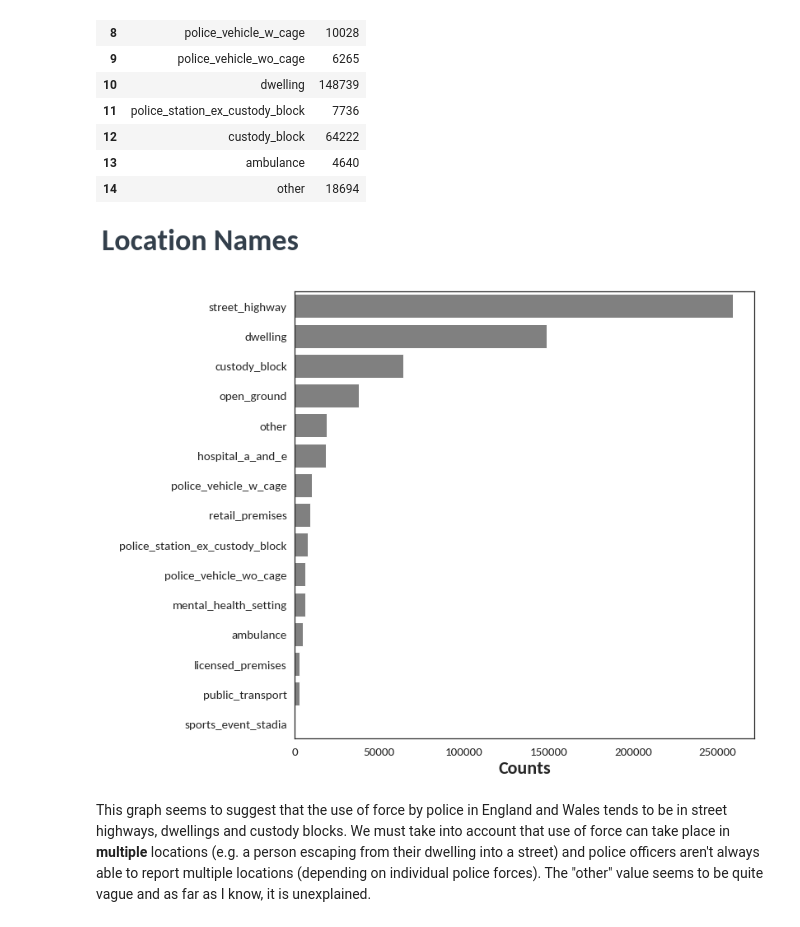
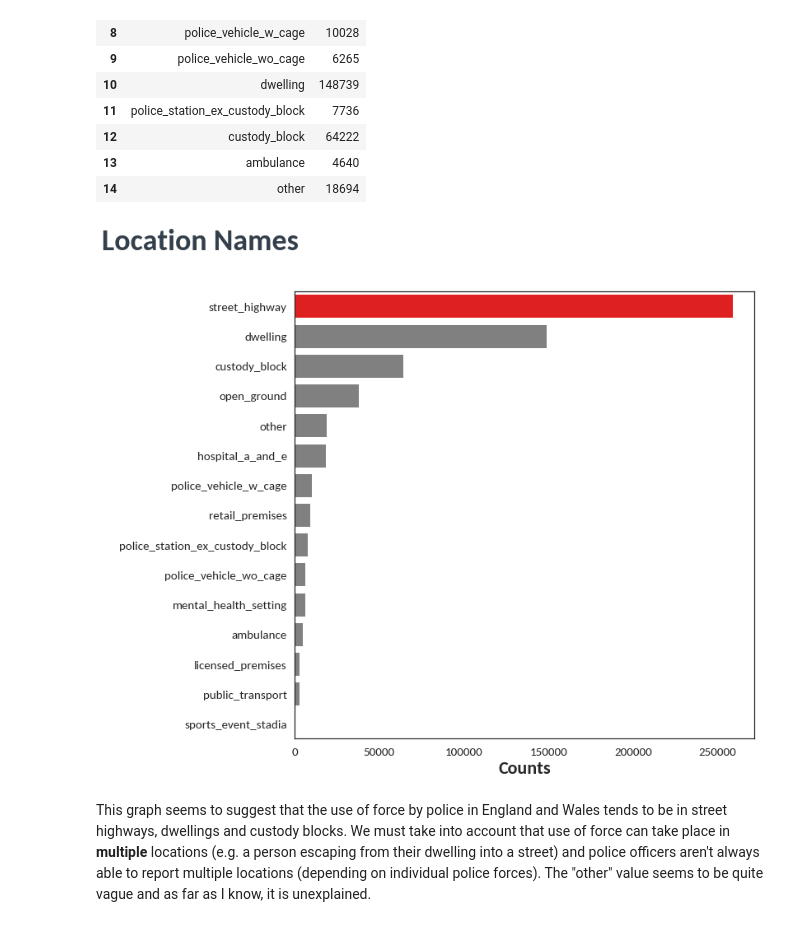
Before and after one commit to HelloWorld183L/EDA_Work, a Jupyter notebook: EDA_Police_Use_Of_Force.ipynb, the cells around one changed output. Drawn from its saved outputs; the diff is of its cells as text; code cells hidden in the pictures.

```diff
--- a/EDA_Police_Use_Of_Force.ipynb
+++ b/EDA_Police_Use_Of_Force.ipynb
@@ -138,3 +162,9 @@ Name: dog_not_stated, dtype: int64
+# %%
+location_cols = [col for col in police_df.columns if 'location' in col]
+
+for col in location_cols:
+    police_df[col] = police_df[police_df[col] == 'yes']
+    police_df[col]
 # %% [markdown]
 # Exploratory data analysis
 # %%
@@ -168,17 +198,19 @@ location_counts_df
 # %%
 fig, _ = plt.subplots(1, figsize=(10,10))
 
-ax = sns.barplot(x='counts', y='location_names', color='grey', data=location_counts_df.sort_values(by='counts', ascending=False))
+sorted_location_counts = location_counts_df.sort_values(by='counts', ascending=False)
+colors = ['red' if location == 'street_highway' else 'grey' for location in sorted_location_counts['location_names']]
+ax = sns.barplot(x='counts', y='location_names', palette=colors, data=sorted_location_counts)
 
 fig.text(-0.2, 0.95, 'Location Names', fontsize=36, fontweight='black', color = '#333F4B')
 ax.set_xlabel(xlabel="Counts", fontsize=22, fontweight='black')
 ax.set_ylabel(ylabel='')
 ax.tick_params(axis='both', which='major', labelsize=15)
 plt.rcParams['font.sans-serif'] = 'Carlito'
 
 plt.savefig('fig1_locations.png', bbox_inches='tight')
 # %% [output]
-[figure, old version]
+[figure, new version]
 # %% [markdown]
 This graph seems to suggest that the use of force by police in England and Wales tends to be in street highways, dwellings and custody blocks. We must take into account that use of force can take place in **multiple** locations (e.g. a person escaping from their dwelling into a street) and police officers aren't always able to report multiple locations (depending on individual police forces). The "other" value seems to be quite vague and as far as I know, it is unexplained.
 # %%
```
Also changed, not shown: parts of 11 cells of this notebook.
